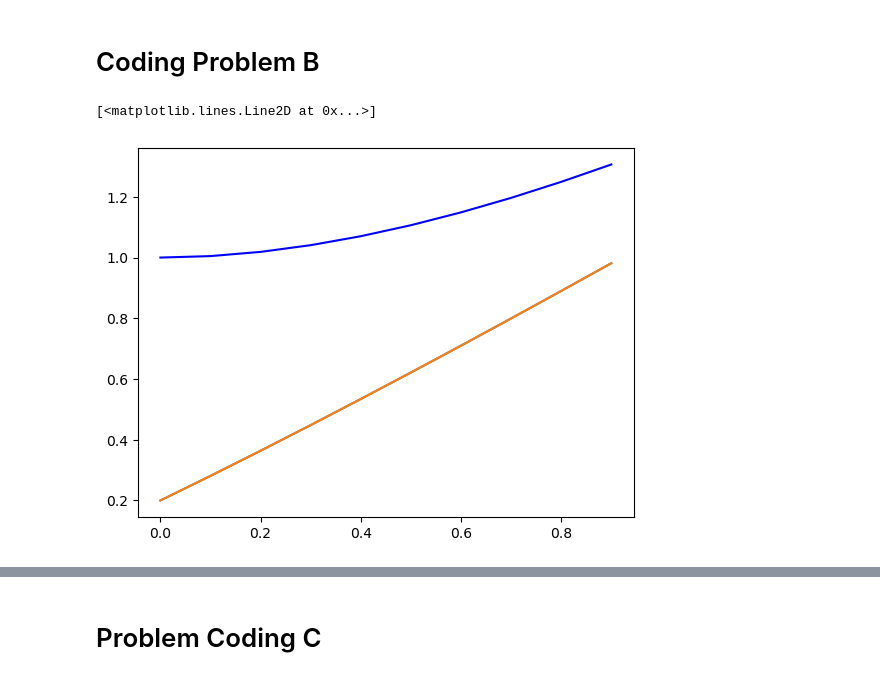
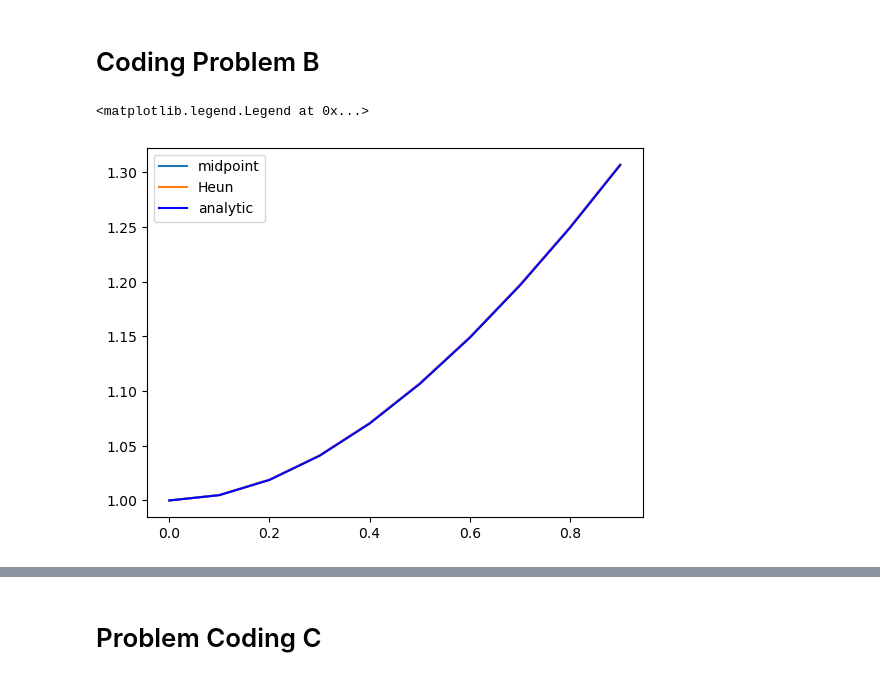
Before and after one commit to nicduboc/numeric_2024, a Jupyter notebook: numlabs/lab4/duboc_assig4.ipynb, the cells around one changed output, grey strips where cells are left out. Drawn from its saved outputs; the diff is of its cells as text; code cells hidden in the pictures.

```diff
--- a/numlabs/lab4/duboc_assig4.ipynb
+++ b/numlabs/lab4/duboc_assig4.ipynb
@@ -20,12 +20,14 @@ def RK5(coeffs,y,tstep):
 initialVals={'yinitial': 1,'t_beg':0.,'t_end':1.,'dt':0.1,'c1':-1.,'c2':1.,'c3':1.}
 coeff = initinter41(initialVals)
 
-timeVec=np.arange(coeff.t_beg,coeff.t_end,coeff.dt*0.25)
+timeVec=np.arange(coeff.t_beg,coeff.t_end,0.05)
 nsteps=len(timeVec)
 yrk4=[]
 yrk5=[]
 yrk4.append(coeff.yinitial)
 yrk5.append(coeff.yinitial)
+
+tsteps = [coeff.dt,coeff.dt*0.5,coeff.dt] #list of different time steps
 
 for i in np.arange(1,nsteps):
     yrk4_new=rk4ODEinter41(coeff,yrk4[i-1],timeVec[i-1])
@@ -38,7 +40,7 @@ theFig,theAx=plt.subplots(1,1)
 l1=theAx.plot(timeVec,analytic,'b-',label='analytic')
 theAx.set_xlabel('time (seconds)')
 l2=theAx.plot(timeVec,yrk5,'g-',label='rk5')
-l3=theAx.plot(timeVec,yrk4,'m-',label='rk4')
+#l3=theAx.plot(timeVec,yrk4,'m-',label='rk4')
 theAx.legend(loc='best')
 # %% [output]
 <matplotlib.legend.Legend at 0x...>
@@ -59,22 +80,23 @@ def HR(coeffs,y,nsteps):
 # %%
 timeVec=np.arange(coeff.t_beg,coeff.t_end,coeff.dt)
 nsteps=len(timeVec)
 init1 = 1
 init2 = 0.2
 ym1 = []
 yh1 = []
-ym1.append(init2)
-yh1.append(init2)
+ym1.append(init1)
+yh1.append(init1)
 for i in range(1,nsteps):
     ym_new = midpointinter41(coeff,ym1[i-1],timeVec[i-1])
     ym1.append(ym_new)
     yh_new = HR(coeff,yh1[i-1],timeVec[i-1])
     yh1.append(yh_new)
 analytic=timeVec + np.exp(-timeVec)
 fig,ax = plt.subplots(1,1)
-ax.plot(timeVec,ym1)
-ax.plot(timeVec,yh1)
+ax.plot(timeVec,ym1,label='midpoint')
+ax.plot(timeVec,yh1,label='Heun')
 ax.plot(timeVec,analytic,'b-',label='analytic')
+ax.legend(loc='best')
 # %% [output]
-[<matplotlib.lines.Line2D at 0x...>]
+<matplotlib.legend.Legend at 0x...>
-[figure, old version]
+[figure, new version]
```
Also changed, not shown: parts of 6 cells of this notebook, 2 other files.
